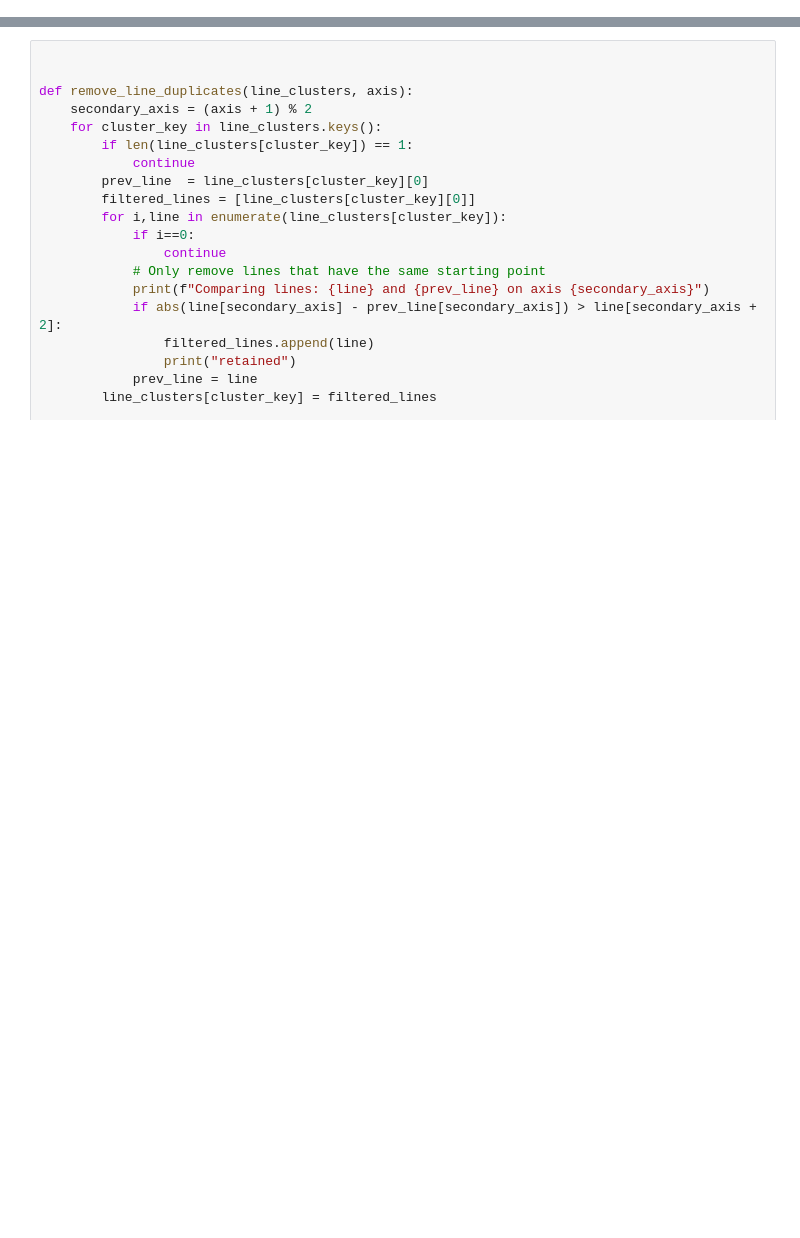
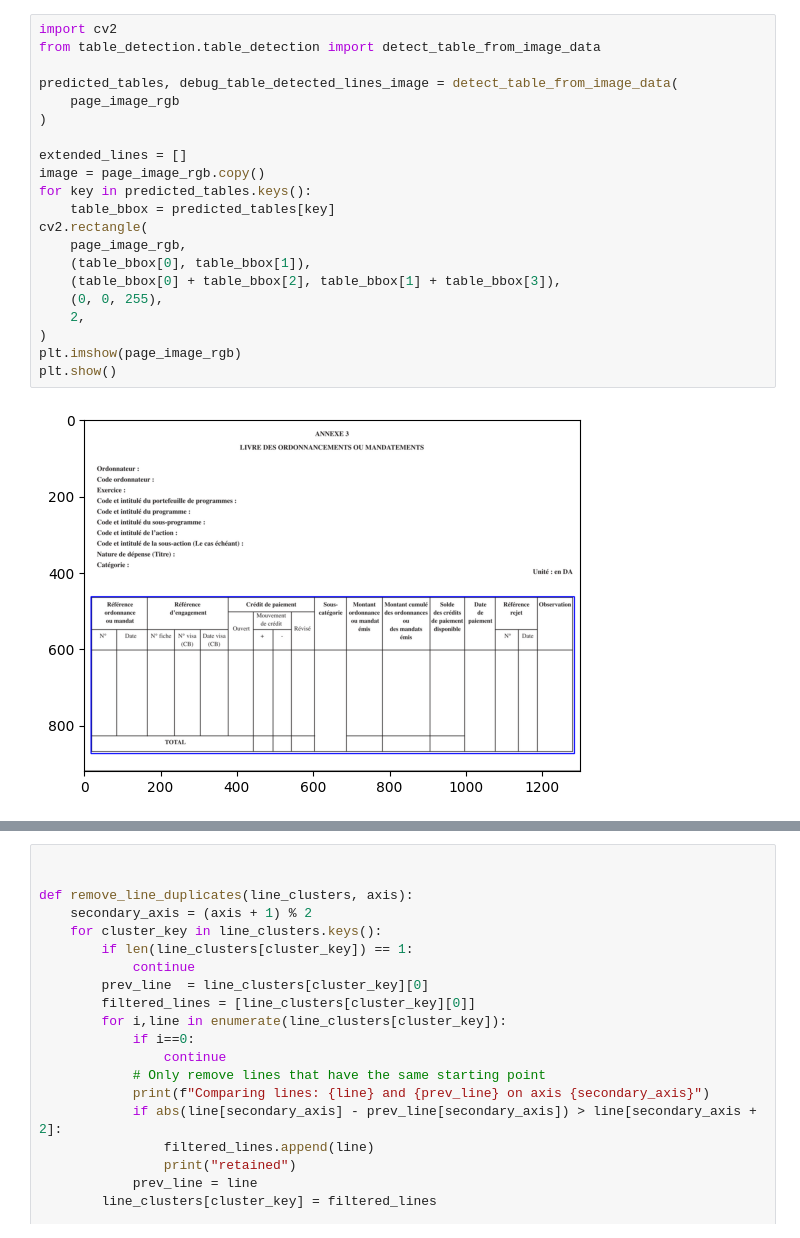
Before and after one commit to AIDZLegaldatabase/ocr-recognition, a Jupyter notebook: test_cell.ipynb, the cells around one changed output, grey strips where cells are left out. Saved outputs shown, nothing was run; the diff lists cells and outputs as text; blank space fills up the shorter version.

```diff
--- a/test_cell.ipynb
+++ b/test_cell.ipynb
@@ -18,0 +35,23 @@ plt.show()
+# %%
+import cv2
+from table_detection.table_detection import detect_table_from_image_data
+
+predicted_tables, debug_table_detected_lines_image = detect_table_from_image_data(
+    page_image_rgb
+)
+
+extended_lines = []
+image = page_image_rgb.copy()
+for key in predicted_tables.keys():
+    table_bbox = predicted_tables[key]
+cv2.rectangle(
+    page_image_rgb,
+    (table_bbox[0], table_bbox[1]),
+    (table_bbox[0] + table_bbox[2], table_bbox[1] + table_bbox[3]),
+    (0, 0, 255),
+    2,
+)
+plt.imshow(page_image_rgb)
+plt.show()
+# %% [output]
+[figure, added]
```
Also changed, not shown: parts of 7 cells of this notebook, 2 other files.
